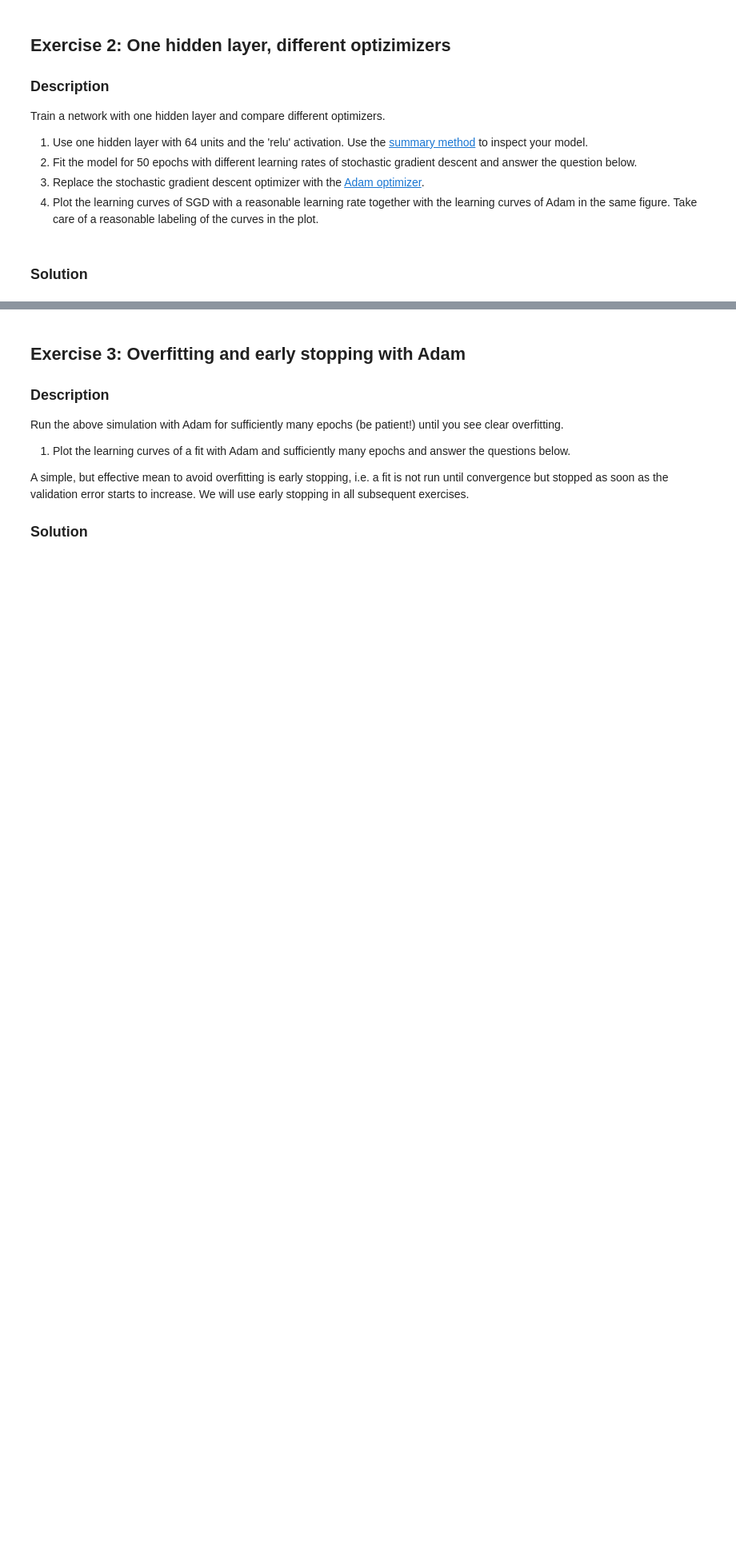
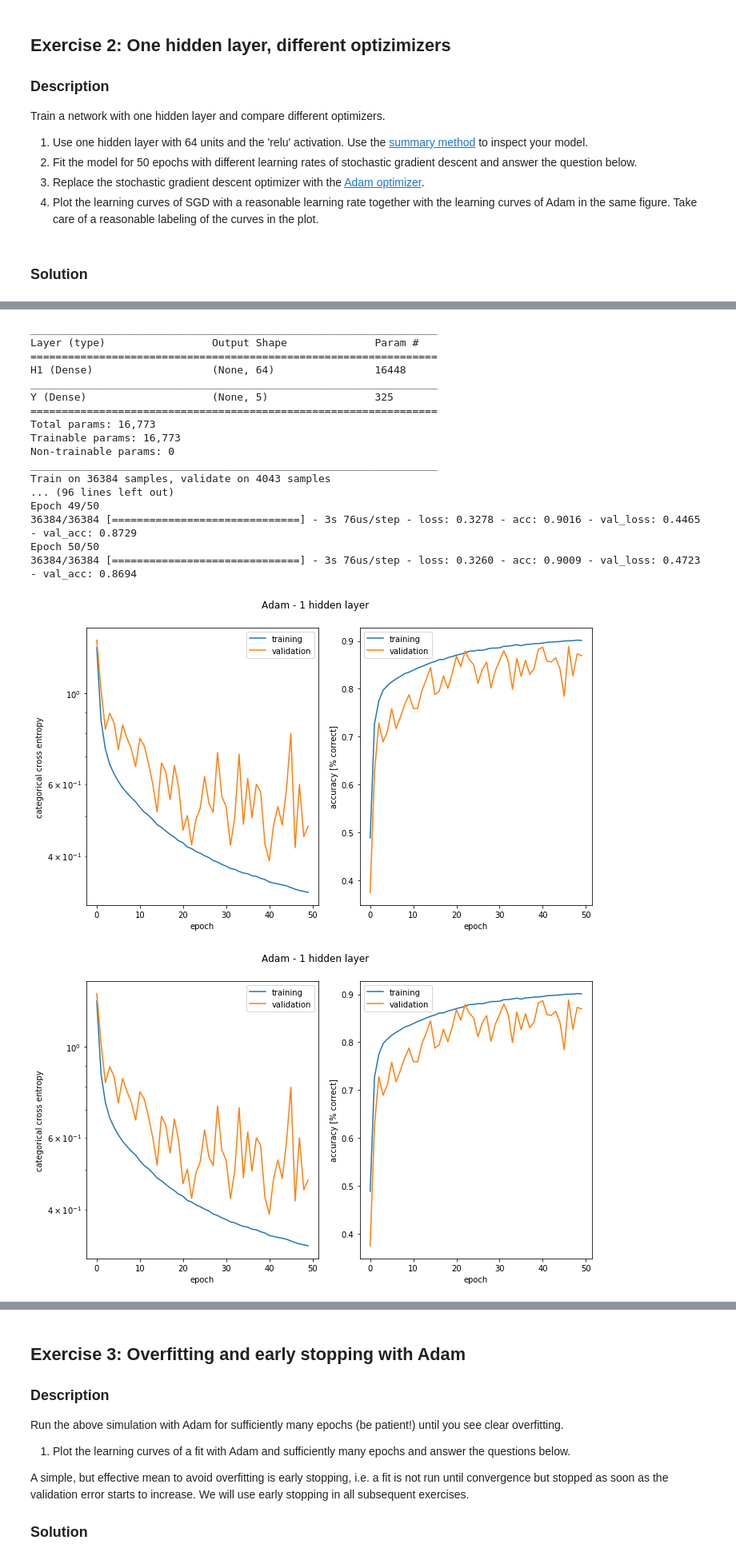
Before and after one commit to adrian-valente/ANN_project1, a Jupyter notebook: miniproject1.ipynb, the cells around one changed output, grey strips where cells are left out. Shown: that part at 80% size. Saved outputs shown, nothing was run; the diff lists cells and outputs as text; code cells hidden in the pictures; blank space fills up the shorter version.

Commit message:
Exercise 2 (still needs merging two figures)

```diff
--- a/miniproject1.ipynb
+++ b/miniproject1.ipynb
@@ -261,0 +384,11 @@ Train a network with one hidden layer and compare different optimizers.
+# %%
+lr = 0.5
+model2 = Sequential()
+
+model2.add(Dense(64, input_dim=256, activation='relu', name="H1"))
+model2.add(Dense(5, activation='sigmoid', name = 'Y'))
+
+model2.compile(loss = 'categorical_crossentropy', optimizer = 'sgd', metrics=['accuracy'])
+model2.summary()
+model2.optimizer.lr = lr
+model2.fit(x_train, y_train, batch_size=128, epochs=50, verbose=1)
@@ -261,0 +414,11 @@ Train a network with one hidden layer and compare different optimizers.
+# %%
+lr = 1.0
+model2 = Sequential()
+
+model2.add(Dense(64, input_dim=256, activation='relu', name="H1"))
+model2.add(Dense(5, activation='sigmoid', name = 'Y'))
+
+model2.compile(loss = 'categorical_crossentropy', optimizer = 'sgd', metrics=['accuracy'])
+model2.summary()
+model2.optimizer.lr = lr
+model2.fit(x_train, y_train, batch_size=128, epochs=50, verbose=1)
@@ -261,0 +444,11 @@ Train a network with one hidden layer and compare different optimizers.
+# %%
+lr = 2.0
+model2 = Sequential()
+
+model2.add(Dense(64, input_dim=256, activation='relu', name="H1"))
+model2.add(Dense(5, activation='sigmoid', name = 'Y'))
+
+model2.compile(loss = 'categorical_crossentropy', optimizer = 'sgd', metrics=['accuracy'])
+model2.summary()
+model2.optimizer.lr = lr
+model2.fit(x_train, y_train, batch_size=128, epochs=50, verbose=1)
@@ -269,0 +482,30 @@ B)
+# %%
+model2 = Sequential()
+
+model2.add(Dense(64, input_dim=256, activation='relu', name="H1"))
+model2.add(Dense(5, activation='sigmoid', name = 'Y'))
+
+model2.compile(loss = 'categorical_crossentropy', optimizer = 'adam', metrics=['accuracy'])
+model2.summary()
+history = model2.fit(x_train, y_train, epochs=50, verbose=1, validation_split=0.1)
+plot_history(history, title="Adam - 1 hidden layer")
+# %% [output]
+_________________________________________________________________
+Layer (type)                 Output Shape              Param #
+=================================================================
+H1 (Dense)                   (None, 64)                16448
+_________________________________________________________________
+Y (Dense)                    (None, 5)                 325
+=================================================================
+Total params: 16,773
+Trainable params: 16,773
+Non-trainable params: 0
+_________________________________________________________________
+Train on 36384 samples, validate on 4043 samples
+... (96 lines left out)
+Epoch 49/50
+36384/36384 [==============================] - 3s 76us/step - loss: 0.3278 - acc: 0.9016 - val_loss: 0.4465 - val_acc: 0.8729
+Epoch 50/50
+36384/36384 [==============================] - 3s 76us/step - loss: 0.3260 - acc: 0.9009 - val_loss: 0.4723 - val_acc: 0.8694
+[figure, added]
+[figure, added]
```
Also changed, not shown: parts of 13 cells of this notebook, 1 other file.
